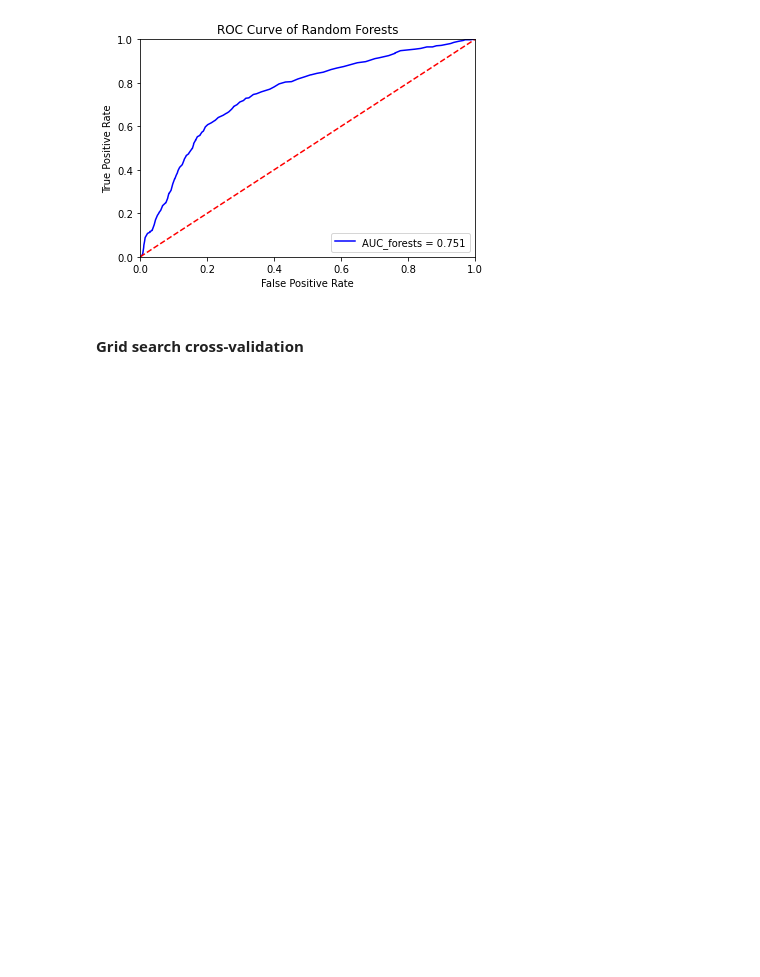
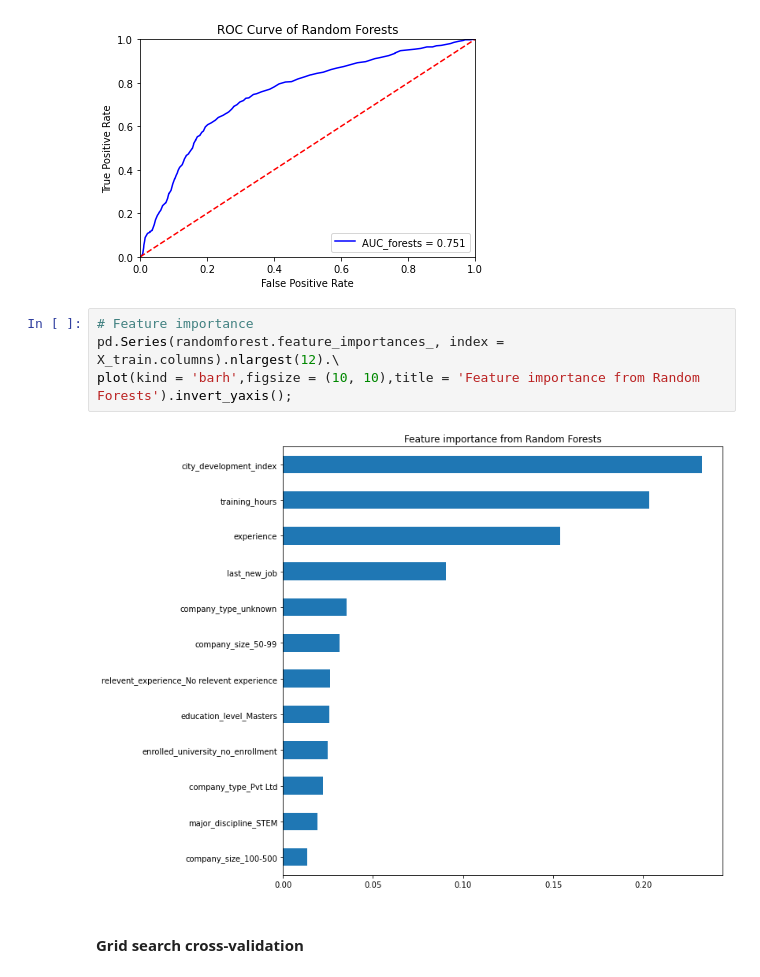
Before and after one commit to katiehuang1221/HR-Analytics-Predict-Who-Will-Leave-The-Job, a Jupyter notebook: notebook/09_refine_models_2.ipynb, the cells around one changed output. Cells and saved outputs as stored; diff of their text form; blank space fills up the shorter version.

Commit message:
RF feature importance.

```diff
--- a/notebook/09_refine_models_2.ipynb
+++ b/notebook/09_refine_models_2.ipynb
@@ -231,6 +234,12 @@ plt.title('ROC Curve of Random Forests')
 plt.show()
 # %% [output]
 [figure]
+# %%
+# Feature importance
+pd.Series(randomforest.feature_importances_, index = X_train.columns).nlargest(12).\
+plot(kind = 'barh',figsize = (10, 10),title = 'Feature importance from Random Forests').invert_yaxis();
+# %% [output]
+[figure, added]
 # %% [markdown]
 #### Grid search cross-validation
 # %%
```
Also changed, not shown: parts of 6 cells of this notebook.
